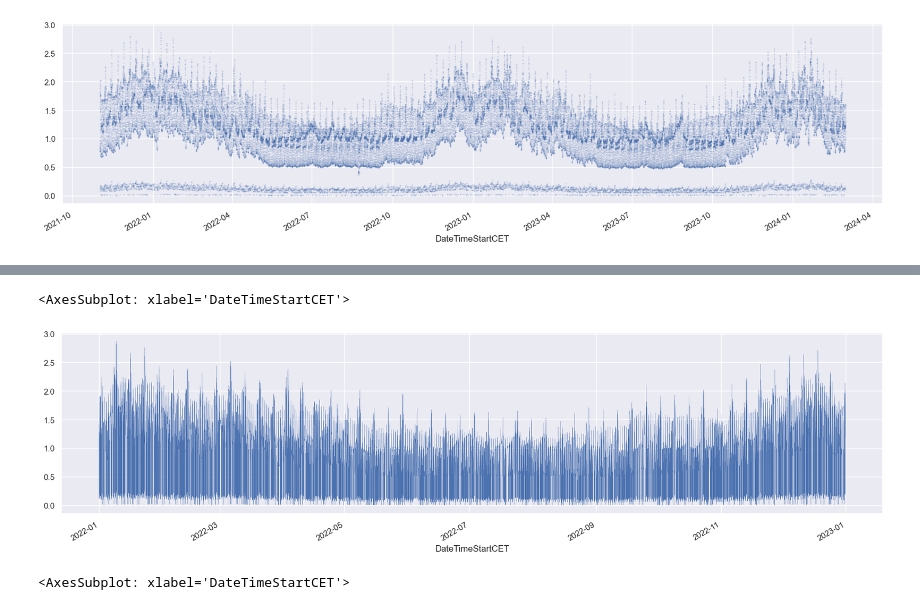
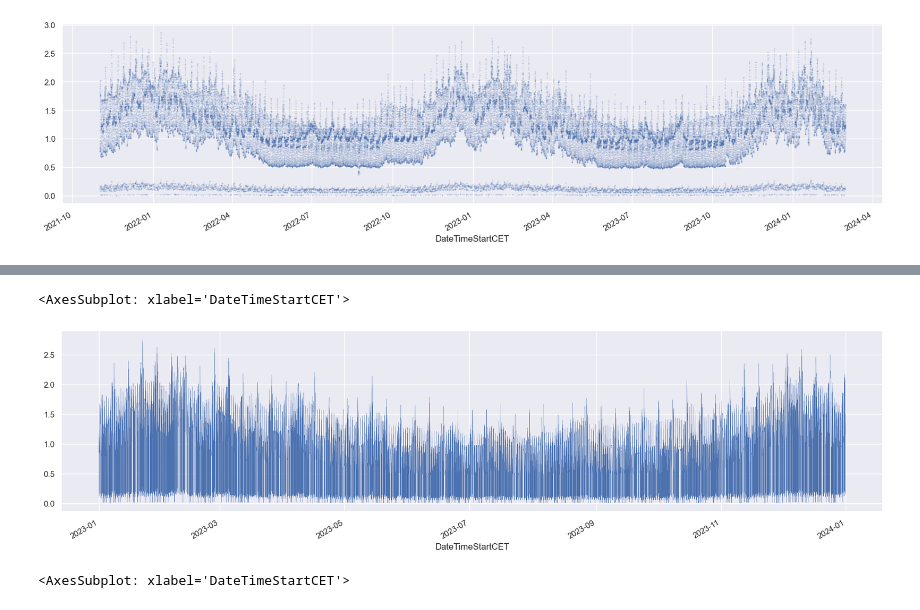
Before and after one commit to karolina-sa/Matematika-z-racunalnikom-projekt, a Jupyter notebook: analiza_casovne_vrste.ipynb, the cells around one changed output, grey strips where cells are left out. Saved outputs shown, nothing was run; the diff lists cells and outputs as text; code cells hidden in the pictures.

```diff
--- a/analiza_casovne_vrste.ipynb
+++ b/analiza_casovne_vrste.ipynb
@@ -67,10 +78,10 @@ podatki['Odjem ACT'].plot(marker='.', alpha=0.5, linestyle='None', ms=0.5)
 # - tisto kar je blizu nič predstavlja porabo tekom noči
 # %%
 ## odjem leta 2022:
-podatki.loc['2022', 'Odjem ACT'].plot(linewidth=0.2)
+podatki.loc['2023', 'Odjem ACT'].plot(linewidth=0.2)
 # %% [output]
 <AxesSubplot: xlabel='DateTimeStartCET'>
-[figure, old version]
+[figure, new version]
 # %%
 # odjem za en teden
 podatki.loc['2022-03-01':'2022-03-07', 'Odjem ACT'].plot(marker='o', linestyle='-', linewidth=1, ms=3)
```
Also changed, not shown: parts of 15 cells of this notebook.
